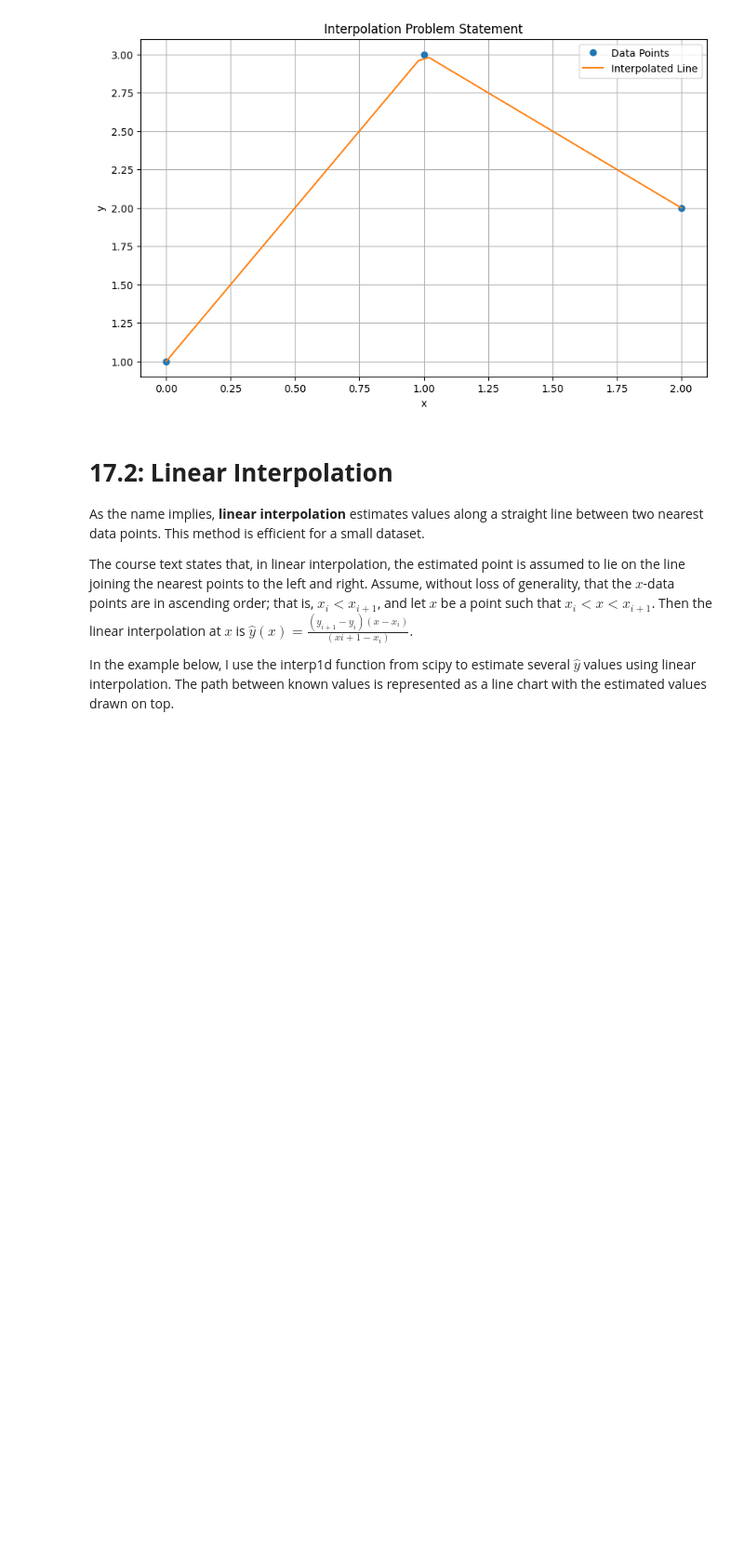
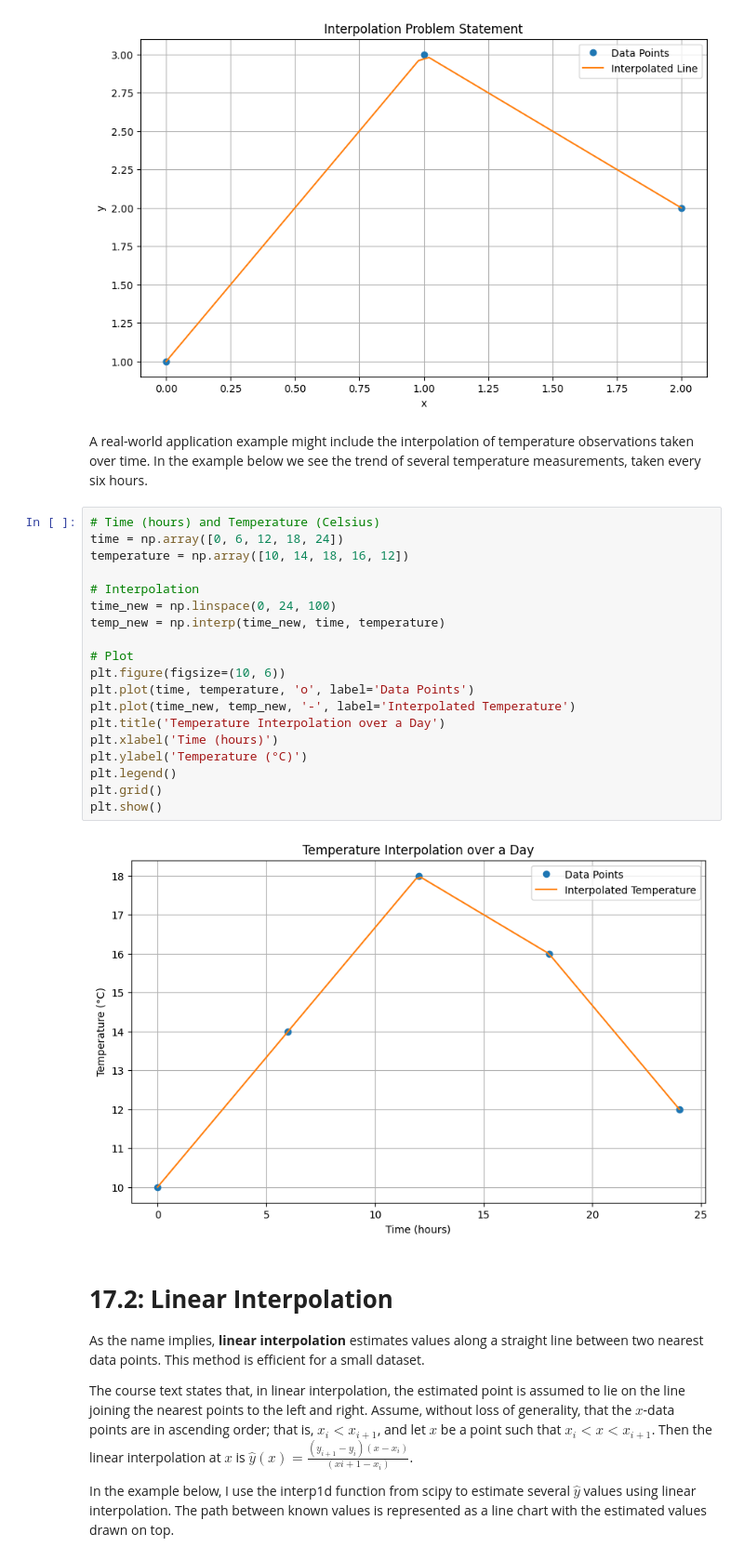
Before and after one commit to joshuadollison/MAT421, a Jupyter notebook: MAT421_16133_HW2.ipynb, the cells around one changed output. Shown at 93% size. Cells and saved outputs as stored; diff of their text form; blank space fills up the shorter version.

```diff
--- a/MAT421_16133_HW2.ipynb
+++ b/MAT421_16133_HW2.ipynb
@@ -43,6 +45,29 @@ plt.grid()
 plt.show()
 # %% [output]
 [figure]
+# %% [markdown]
+A real-world application example might include the interpolation of temperature observations taken over time.  In the example below we see the trend of several temperature measurements, taken every six hours.
+# %%
+# Time (hours) and Temperature (Celsius)
+time = np.array([0, 6, 12, 18, 24])
+temperature = np.array([10, 14, 18, 16, 12])
+
+# Interpolation
+time_new = np.linspace(0, 24, 100)
+temp_new = np.interp(time_new, time, temperature)
+
+# Plot
+plt.figure(figsize=(10, 6))
+plt.plot(time, temperature, 'o', label='Data Points')
+plt.plot(time_new, temp_new, '-', label='Interpolated Temperature')
+plt.title('Temperature Interpolation over a Day')
+plt.xlabel('Time (hours)')
+plt.ylabel('Temperature (°C)')
+plt.legend()
+plt.grid()
+plt.show()
+# %% [output]
+[figure, added]
 # %% [markdown]
 # **17.2: Linear Interpolation**
 
```
Also changed, not shown: parts of 5 cells of this notebook.
